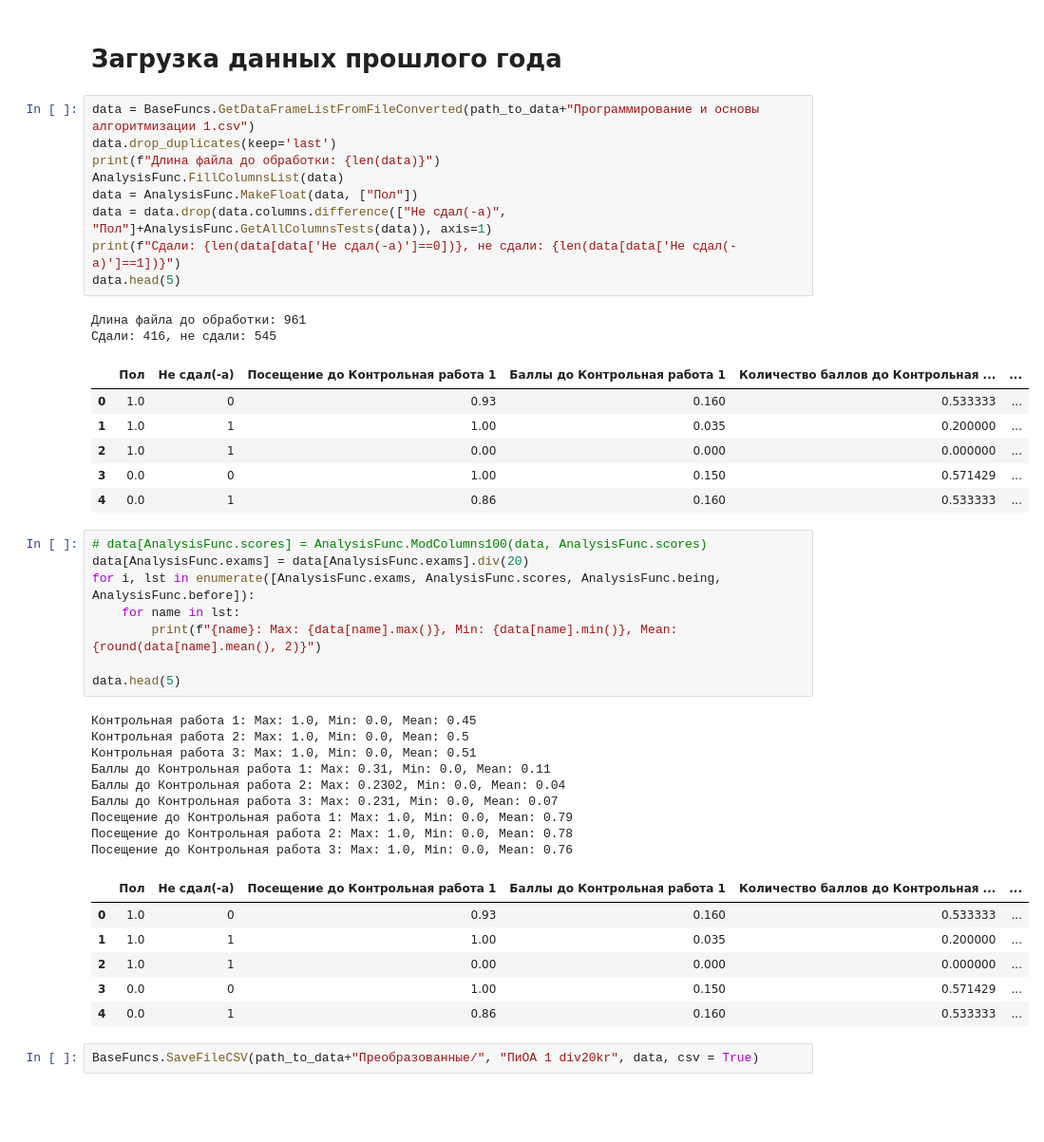
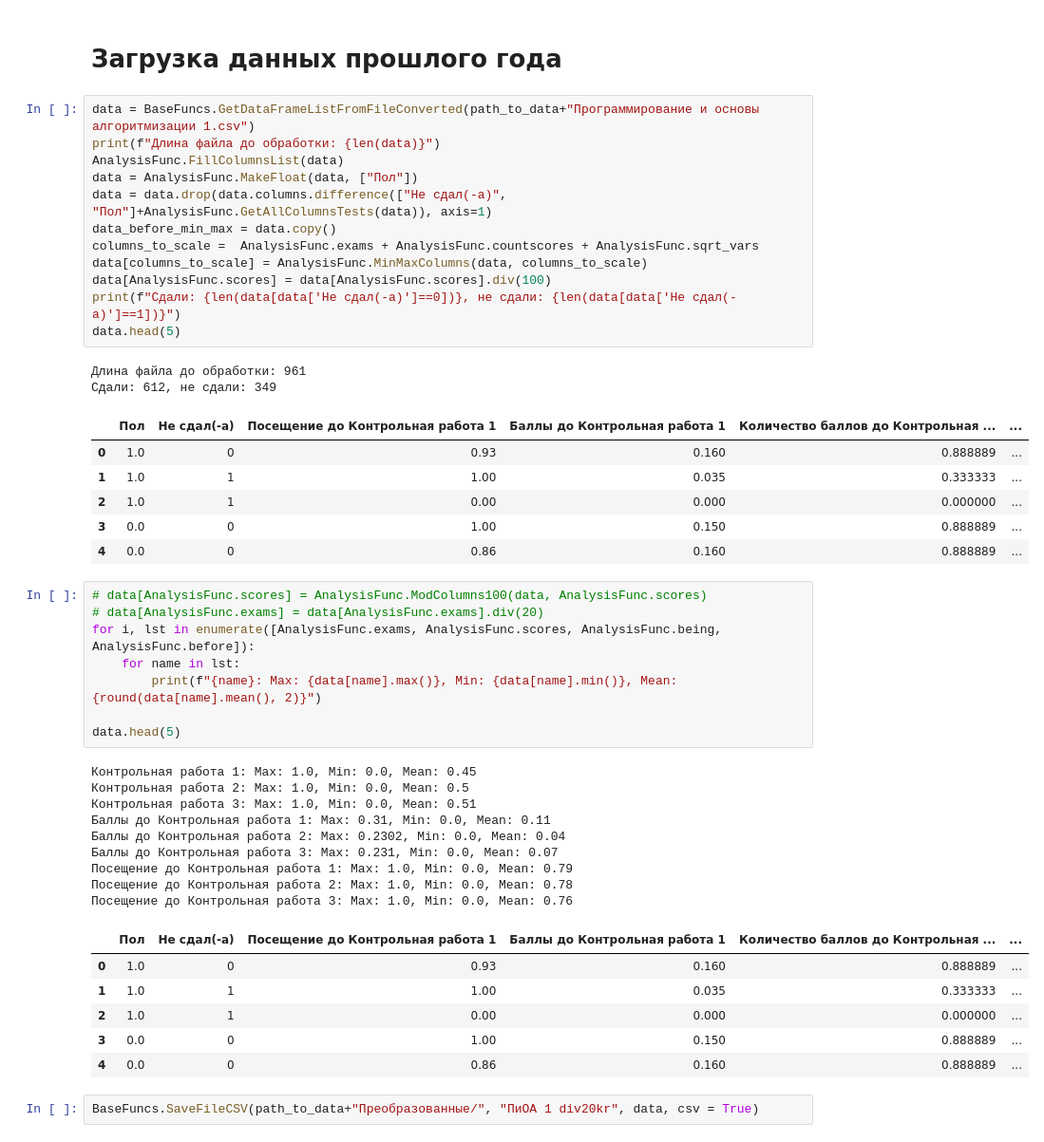
Before and after one commit to KokonTrol/VKR, a Jupyter notebook: Блокноты/анализ и обработка.ipynb, the cells around one changed output. Shown at 95% size. Drawn from its saved outputs; the diff is of its cells as text; blank space fills up the shorter version.

```diff
--- a/Блокноты/анализ и обработка.ipynb
+++ b/Блокноты/анализ и обработка.ipynb
@@ -87,25 +87,28 @@ path_to_data = "/content/drive/My Drive/Учёба/8 семестр/диплом
 # Загрузка данных прошлого года
 # %%
 data = BaseFuncs.GetDataFrameListFromFileConverted(path_to_data+"Программирование и основы алгоритмизации 1.csv")
-data.drop_duplicates(keep='last')
 print(f"Длина файла до обработки: {len(data)}")
 AnalysisFunc.FillColumnsList(data)
 data = AnalysisFunc.MakeFloat(data, ["Пол"])
 data = data.drop(data.columns.difference(["Не сдал(-а)", "Пол"]+AnalysisFunc.GetAllColumnsTests(data)), axis=1)
+data_before_min_max = data.copy()
+columns_to_scale =  AnalysisFunc.exams + AnalysisFunc.countscores + AnalysisFunc.sqrt_vars
+data[columns_to_scale] = AnalysisFunc.MinMaxColumns(data, columns_to_scale)
+data[AnalysisFunc.scores] = data[AnalysisFunc.scores].div(100)
 print(f"Сдали: {len(data[data['Не сдал(-а)']==0])}, не сдали: {len(data[data['Не сдал(-а)']==1])}")
 data.head(5)
 # %% [output]
 Длина файла до обработки: 961
-Сдали: 416, не сдали: 545
+Сдали: 612, не сдали: 349
 |  | Пол | Не сдал(-а) | Посещение до Контрольная работа 1 | Баллы до Контрольная работа 1 | Количество баллов до Контрольная ... | ... |
-| 0 | 1.0 | 0 | 0.93 | 0.160 | 0.533333 | ... |
-| 1 | 1.0 | 1 | 1.00 | 0.035 | 0.200000 | ... |
+| 0 | 1.0 | 0 | 0.93 | 0.160 | 0.888889 | ... |
+| 1 | 1.0 | 1 | 1.00 | 0.035 | 0.333333 | ... |
 | 2 | 1.0 | 1 | 0.00 | 0.000 | 0.000000 | ... |
-| 3 | 0.0 | 0 | 1.00 | 0.150 | 0.571429 | ... |
-| 4 | 0.0 | 1 | 0.86 | 0.160 | 0.533333 | ... |
+| 3 | 0.0 | 0 | 1.00 | 0.150 | 0.888889 | ... |
+| 4 | 0.0 | 0 | 0.86 | 0.160 | 0.888889 | ... |
 # %%
 # data[AnalysisFunc.scores] = AnalysisFunc.ModColumns100(data, AnalysisFunc.scores)
-data[AnalysisFunc.exams] = data[AnalysisFunc.exams].div(20)
+# data[AnalysisFunc.exams] = data[AnalysisFunc.exams].div(20)
 for i, lst in enumerate([AnalysisFunc.exams, AnalysisFunc.scores, AnalysisFunc.being, AnalysisFunc.before]):
     for name in lst:
         print(f"{name}: Max: {data[name].max()}, Min: {data[name].min()}, Mean: {round(data[name].mean(), 2)}")
@@ -122,10 +125,10 @@ data.head(5)
 Посещение до Контрольная работа 2: Max: 1.0, Min: 0.0, Mean: 0.78
 Посещение до Контрольная работа 3: Max: 1.0, Min: 0.0, Mean: 0.76
 |  | Пол | Не сдал(-а) | Посещение до Контрольная работа 1 | Баллы до Контрольная работа 1 | Количество баллов до Контрольная ... | ... |
-| 0 | 1.0 | 0 | 0.93 | 0.160 | 0.533333 | ... |
-| 1 | 1.0 | 1 | 1.00 | 0.035 | 0.200000 | ... |
+| 0 | 1.0 | 0 | 0.93 | 0.160 | 0.888889 | ... |
+| 1 | 1.0 | 1 | 1.00 | 0.035 | 0.333333 | ... |
 | 2 | 1.0 | 1 | 0.00 | 0.000 | 0.000000 | ... |
-| 3 | 0.0 | 0 | 1.00 | 0.150 | 0.571429 | ... |
-| 4 | 0.0 | 1 | 0.86 | 0.160 | 0.533333 | ... |
+| 3 | 0.0 | 0 | 1.00 | 0.150 | 0.888889 | ... |
+| 4 | 0.0 | 0 | 0.86 | 0.160 | 0.888889 | ... |
 # %%
 BaseFuncs.SaveFileCSV(path_to_data+"Преобразованные/", "ПиОА 1 div20kr", data, csv = True)
```
Also changed, not shown: parts of 10 cells of this notebook, 11 other files.
